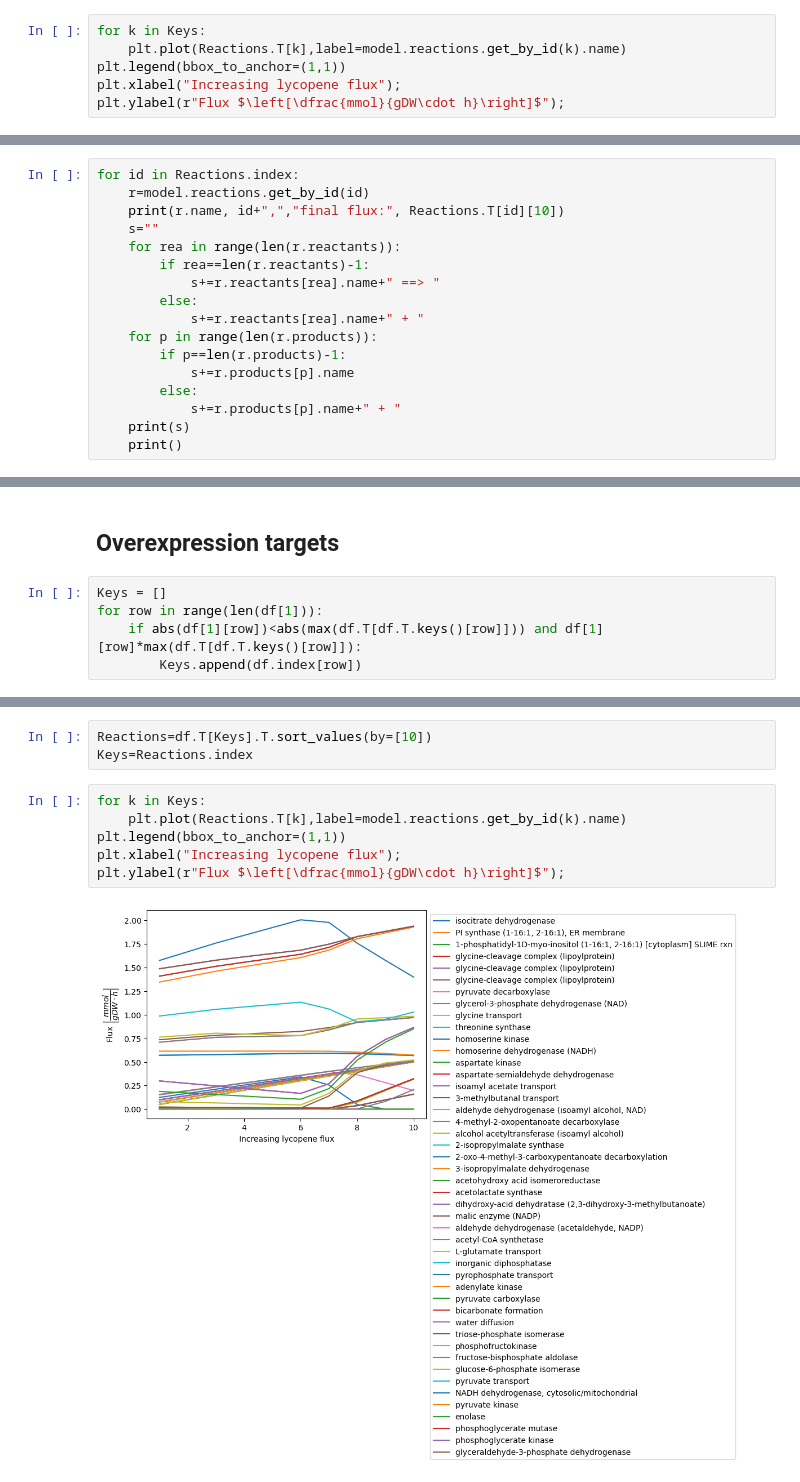
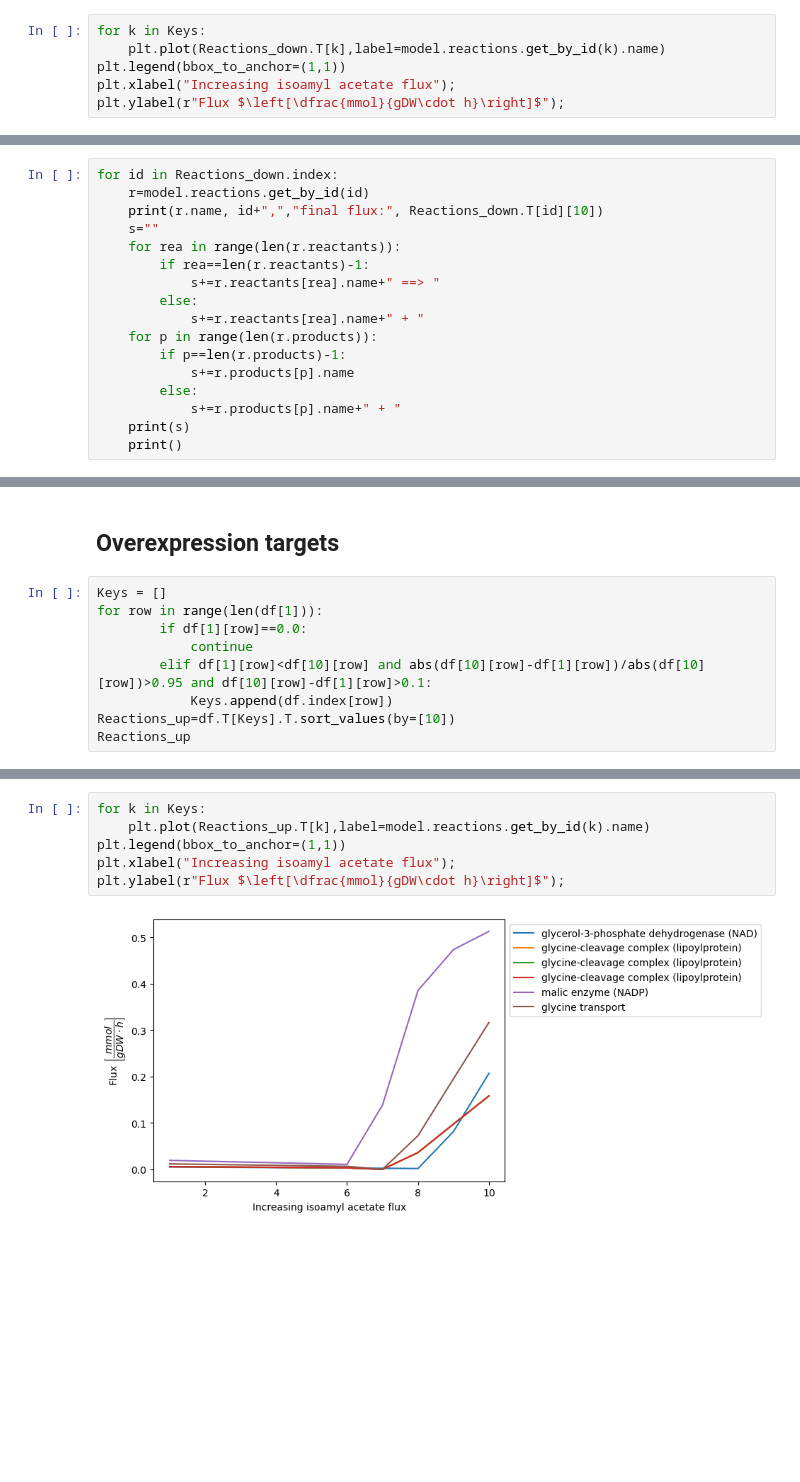
Before and after one commit to 27410/group-assingment-team11, a Jupyter notebook: 05_Gene_target_analysis.ipynb, the cells around one changed output, grey strips where cells are left out. Drawn from its saved outputs; the diff is of its cells as text; blank space fills up the shorter version.

```diff
--- a/05_Gene_target_analysis.ipynb
+++ b/05_Gene_target_analysis.ipynb
@@ -62,8 +68,8 @@ Reactions
 | r_2045 | -0.005926 | -0.005401 | -0.004876 | -0.004351 | -0.003826 | -0.003301 | -0.000011 | -0.036263 | -0.097605 | -0.158240 |
 # %%
 for k in Keys:
-    plt.plot(Reactions.T[k],label=model.reactions.get_by_id(k).name)
+    plt.plot(Reactions_down.T[k],label=model.reactions.get_by_id(k).name)
 plt.legend(bbox_to_anchor=(1,1))
-plt.xlabel("Increasing lycopene flux");
+plt.xlabel("Increasing isoamyl acetate flux");
 plt.ylabel(r"Flux $\left[\dfrac{mmol}{gDW\cdot h}\right]$");
 # %% [output]
@@ -71,7 +77,7 @@ plt.ylabel(r"Flux $\left[\dfrac{mmol}{gDW\cdot h}\right]$");
 # %%
-for id in Reactions.index:
+for id in Reactions_down.index:
     r=model.reactions.get_by_id(id)
-    print(r.name, id+",","final flux:", Reactions.T[id][10])
+    print(r.name, id+",","final flux:", Reactions_down.T[id][10])
     s=""
     for rea in range(len(r.reactants)):
         if rea==len(r.reactants)-1:
@@ -108,5 +114,9 @@ L-serine ==> L-serine
 # %%
 Keys = []
 for row in range(len(df[1])):
-    if abs(df[1][row])<abs(max(df.T[df.T.keys()[row]])) and df[1][row]*max(df.T[df.T.keys()[row]]):
-        Keys.append(df.index[row])
+        if df[1][row]==0.0:
+            continue
+        elif df[1][row]<df[10][row] and abs(df[10][row]-df[1][row])/abs(df[10][row])>0.95 and df[10][row]-df[1][row]>0.1:
+            Keys.append(df.index[row])
+Reactions_up=df.T[Keys].T.sort_values(by=[10])
+Reactions_up
@@ -113,12 +131,9 @@ for row in range(len(df[1])):
-# %%
-Reactions=df.T[Keys].T.sort_values(by=[10])
-Keys=Reactions.index
 # %%
 for k in Keys:
-    plt.plot(Reactions.T[k],label=model.reactions.get_by_id(k).name)
+    plt.plot(Reactions_up.T[k],label=model.reactions.get_by_id(k).name)
 plt.legend(bbox_to_anchor=(1,1))
-plt.xlabel("Increasing lycopene flux");
+plt.xlabel("Increasing isoamyl acetate flux");
 plt.ylabel(r"Flux $\left[\dfrac{mmol}{gDW\cdot h}\right]$");
 # %% [output]
-[figure, old version]
+[figure, new version]
 # %%
```
Also changed, not shown: parts of 7 cells of this notebook, 6 other files.
